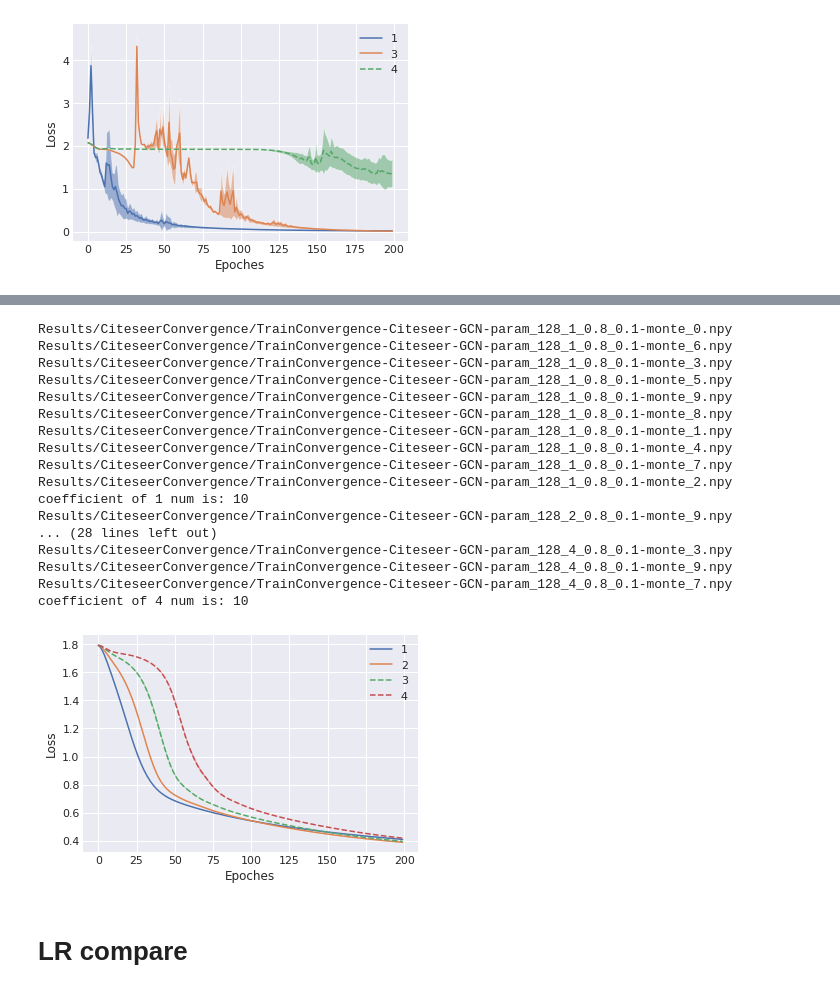
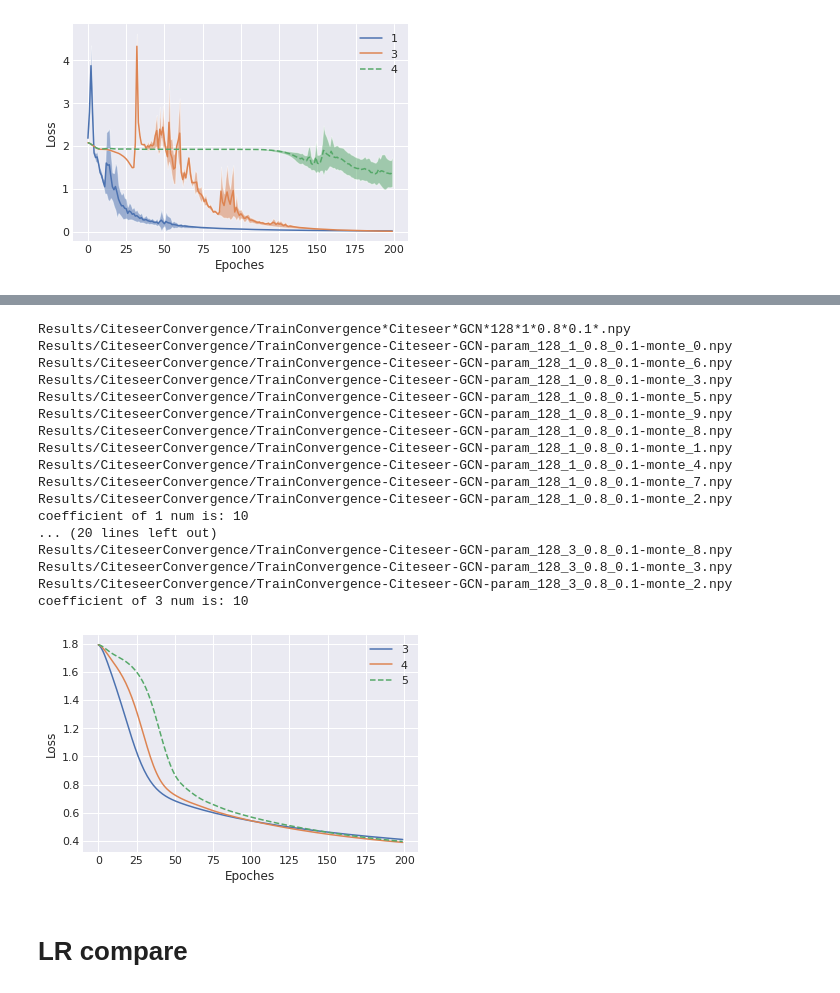
Before and after one commit to ggzhang0071/pytorch_geometric-1, a Jupyter notebook: PlotConvergenceCompare.ipynb, the cells around one changed output, grey strips where cells are left out. Saved outputs shown, nothing was run; the diff lists cells and outputs as text; code cells hidden in the pictures.

```diff
--- a/PlotConvergenceCompare.ipynb
+++ b/PlotConvergenceCompare.ipynb
@@ -318,38 +301,38 @@ IndexError: invalid index to scalar variable.
 # %%
 coefficientsFirst=[128]
-coefficientsSecond=[1,2,3,4]
+coefficientsSecond=[1,2,3]
 coefficientsThree=[0.8]
 coefficientsFour=[0.1]
 modelName="GCN"
 Prefix="TrainConvergence"
 dataset="Citeseer"
 FileName="Results/"+dataset+"Convergence/"
 file_constraited=FileName+Prefix
-save_png_name='NumberLayerCompare_{}-{}.png'.format(dataset,modelName)
+save_png_name='Results/NumberLayerCompare_{}-{}.png'.format(dataset,modelName)
 start_plot=0
 epochs=200
-args=coefficientsSecond
+args=[3,4,5]
 from PlotMonteCalorsConvergence import PlotMonteCalorsTimesConvergenceNpy
 PlotMonteCalorsTimesConvergenceNpy(dataset,modelName,file_constraited,coefficientsFirst,coefficientsSecond,coefficientsThree,coefficientsFour,save_png_name,start_plot,epochs,*args)
 # %% [output]
+Results/CiteseerConvergence/TrainConvergence*Citeseer*GCN*128*1*0.8*0.1*.npy
 Results/CiteseerConvergence/TrainConvergence-Citeseer-GCN-param_128_1_0.8_0.1-monte_0.npy
 Results/CiteseerConvergence/TrainConvergence-Citeseer-GCN-param_128_1_0.8_0.1-monte_6.npy
 Results/CiteseerConvergence/TrainConvergence-Citeseer-GCN-param_128_1_0.8_0.1-monte_3.npy
 Results/CiteseerConvergence/TrainConvergence-Citeseer-GCN-param_128_1_0.8_0.1-monte_5.npy
 Results/CiteseerConvergence/TrainConvergence-Citeseer-GCN-param_128_1_0.8_0.1-monte_9.npy
 Results/CiteseerConvergence/TrainConvergence-Citeseer-GCN-param_128_1_0.8_0.1-monte_8.npy
 Results/CiteseerConvergence/TrainConvergence-Citeseer-GCN-param_128_1_0.8_0.1-monte_1.npy
 Results/CiteseerConvergence/TrainConvergence-Citeseer-GCN-param_128_1_0.8_0.1-monte_4.npy
 Results/CiteseerConvergence/TrainConvergence-Citeseer-GCN-param_128_1_0.8_0.1-monte_7.npy
 Results/CiteseerConvergence/TrainConvergence-Citeseer-GCN-param_128_1_0.8_0.1-monte_2.npy
 coefficient of 1 num is: 10
-Results/CiteseerConvergence/TrainConvergence-Citeseer-GCN-param_128_2_0.8_0.1-monte_9.npy
-... (28 lines left out)
-Results/CiteseerConvergence/TrainConvergence-Citeseer-GCN-param_128_4_0.8_0.1-monte_3.npy
-Results/CiteseerConvergence/TrainConvergence-Citeseer-GCN-param_128_4_0.8_0.1-monte_9.npy
-Results/CiteseerConvergence/TrainConvergence-Citeseer-GCN-param_128_4_0.8_0.1-monte_7.npy
-coefficient of 4 num is: 10
+... (20 lines left out)
+Results/CiteseerConvergence/TrainConvergence-Citeseer-GCN-param_128_3_0.8_0.1-monte_8.npy
+Results/CiteseerConvergence/TrainConvergence-Citeseer-GCN-param_128_3_0.8_0.1-monte_3.npy
+Results/CiteseerConvergence/TrainConvergence-Citeseer-GCN-param_128_3_0.8_0.1-monte_2.npy
+coefficient of 3 num is: 10
-[figure, old version]
+[figure, new version]
 # %% [markdown]
 # LR compare
 # %%
```
Also changed, not shown: parts of 14 cells of this notebook.
